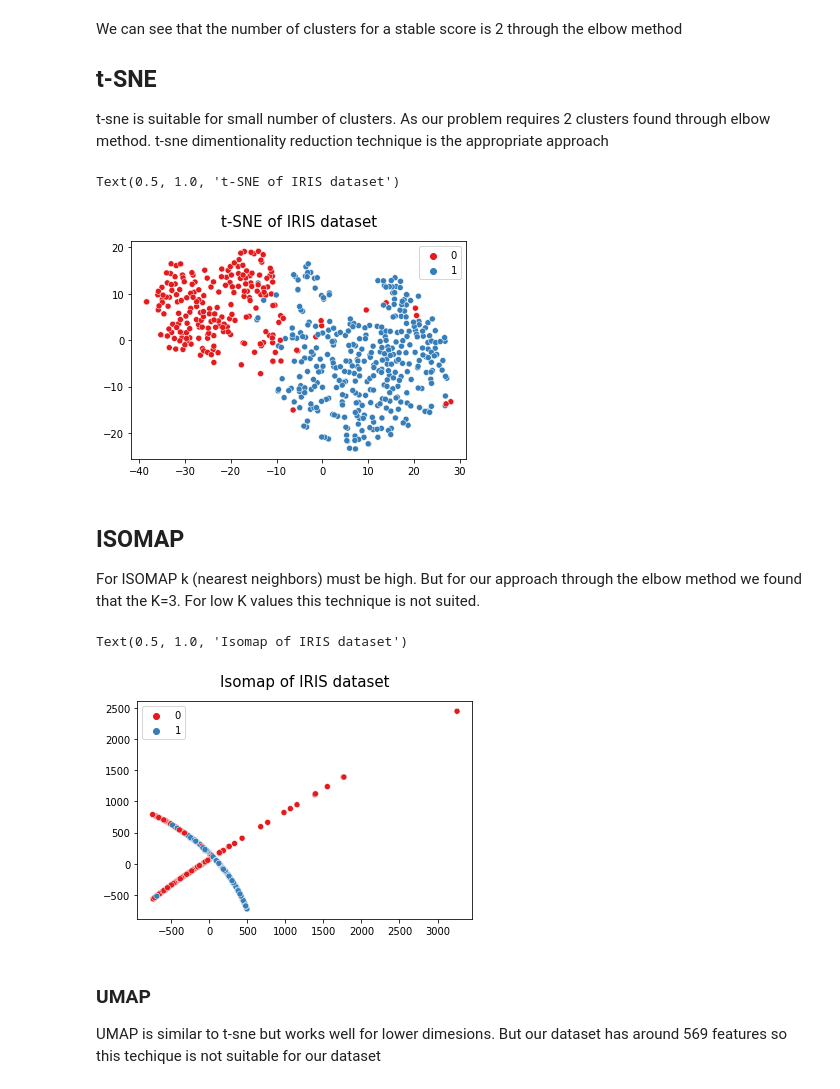
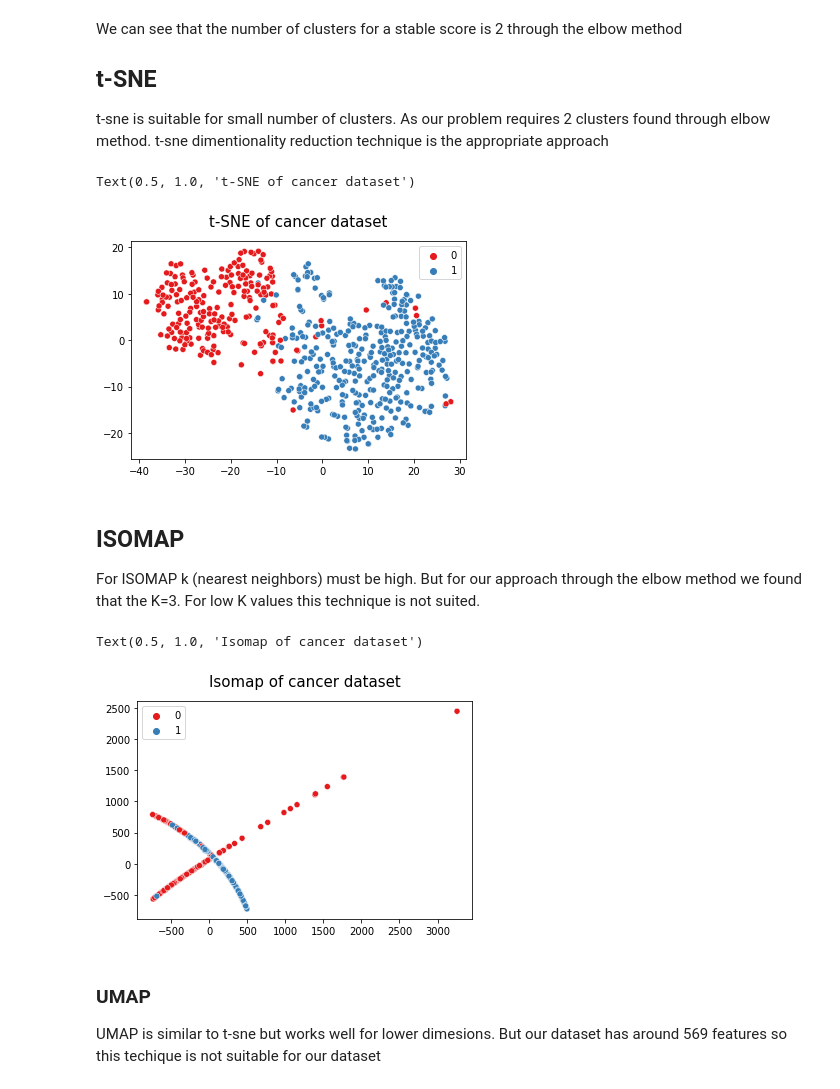
Before and after one commit to ParvathiRPai/CMPE-255-Sec-48---Data-Mining, a Jupyter notebook: hw2/dimensionality_reduction_tabular_dataset.ipynb, the cells around one changed output. Saved outputs shown, nothing was run; the diff lists cells and outputs as text; code cells hidden in the pictures.

```diff
--- a/hw2/dimensionality_reduction_tabular_dataset.ipynb
+++ b/hw2/dimensionality_reduction_tabular_dataset.ipynb
@@ -121,13 +121,13 @@ t-sne is suitable for small number of clusters. As our problem requires 2  clust
 # %%
 from sklearn.manifold import TSNE
 tsne = TSNE(n_components=2, random_state=1)
 X_tsne = tsne.fit_transform(X_scaled)
 
 sns.scatterplot(X_tsne[:,0], X_tsne[:,1], hue=y, palette='Set1')
-plt.title("t-SNE of IRIS dataset", fontsize=15, pad=15)
+plt.title("t-SNE of cancer dataset", fontsize=15, pad=15)
 # %% [output]
-Text(0.5, 1.0, 't-SNE of IRIS dataset')
+Text(0.5, 1.0, 't-SNE of cancer dataset')
-[figure, old version]
+[figure, new version]
 # %% [markdown]
 ## ISOMAP
 For ISOMAP k (nearest neighbors) must be high. But for our approach through the elbow method we found that the K=3. For low K values this technique is not suited.
@@ -138,10 +138,10 @@ isomap = Isomap(n_neighbors=3, n_components=2,
 X_isomap = isomap.fit_transform(X)
 
 sns.scatterplot(X_isomap[:,0], X_isomap[:,1], hue=y, palette='Set1')
-plt.title("Isomap of IRIS dataset", fontsize=15, pad=15)
+plt.title("Isomap of cancer dataset", fontsize=15, pad=15)
 # %% [output]
-Text(0.5, 1.0, 'Isomap of IRIS dataset')
+Text(0.5, 1.0, 'Isomap of cancer dataset')
-[figure, old version]
+[figure, new version]
 # %% [markdown]
 ### UMAP
 UMAP is similar to t-sne but works well for lower dimesions. But our dataset has around 569 features so this techique is not suitable for our dataset
```
Also changed, not shown: parts of 5 cells of this notebook, 1 other file.
